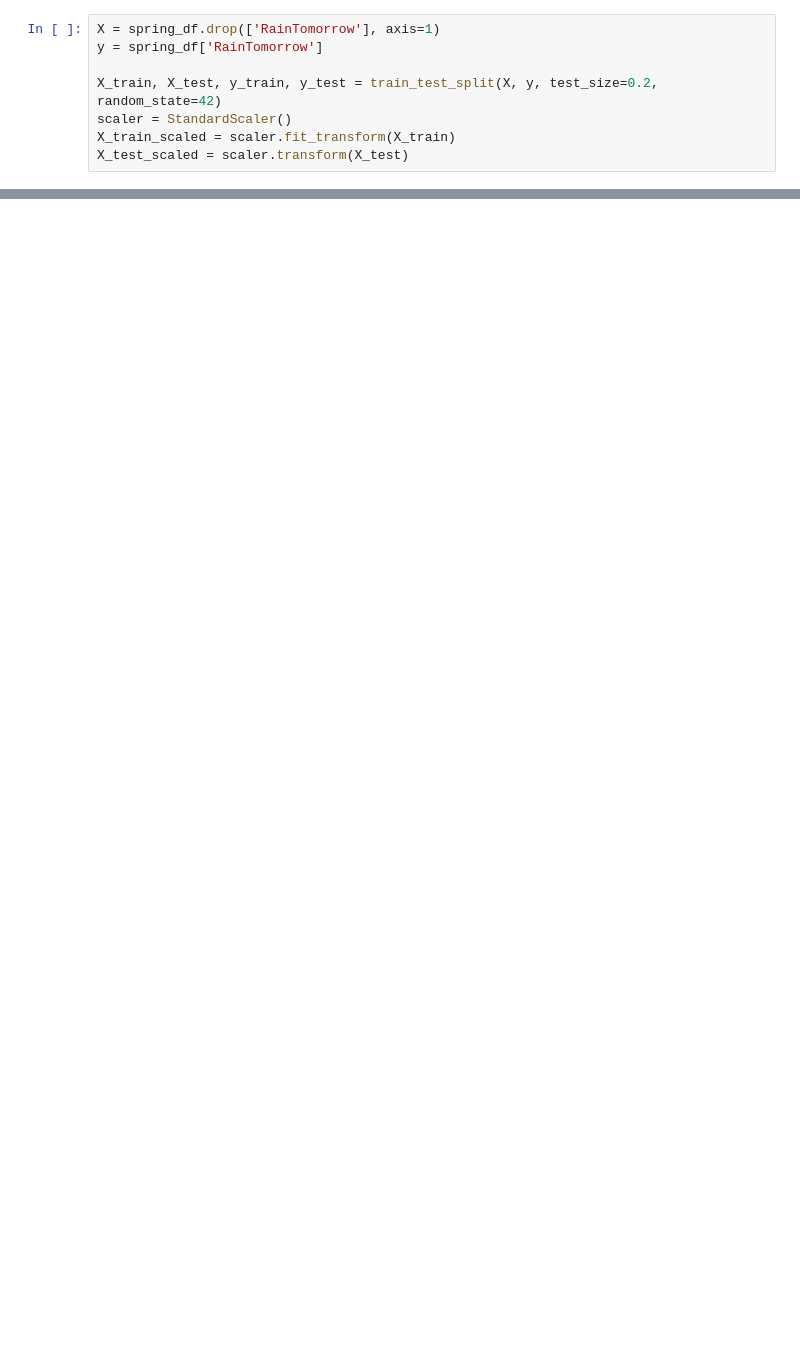
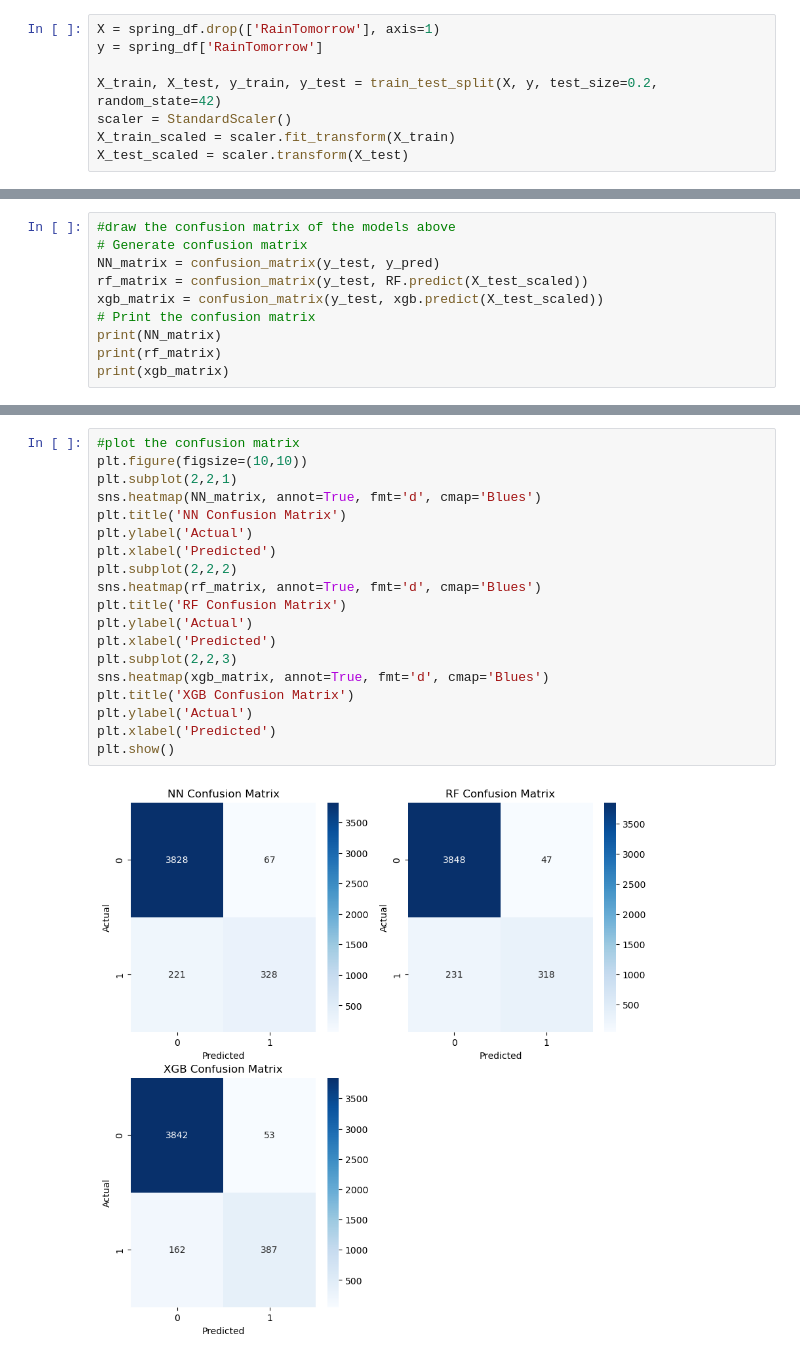
Before and after one commit to HYS20010113/2565-ML-Final-Project, a Jupyter notebook: ENN.ipynb, the cells around one changed output, grey strips where cells are left out. Cells and saved outputs as stored; diff of their text form; blank space fills up the shorter version.

```diff
--- a/ENN.ipynb
+++ b/ENN.ipynb
@@ -232,0 +269,10 @@ weighted avg       0.89      0.89      0.89      5734
+# %%
+#draw the confusion matrix of the models above
+# Generate confusion matrix
+NN_matrix = confusion_matrix(y_test, y_pred)
+rf_matrix = confusion_matrix(y_test, RF.predict(X_test_scaled))
+xgb_matrix = confusion_matrix(y_test, xgb.predict(X_test_scaled))
+# Print the confusion matrix
+print(NN_matrix)
+print(rf_matrix)
+print(xgb_matrix)
@@ -232,0 +286,21 @@ weighted avg       0.89      0.89      0.89      5734
+# %%
+#plot the confusion matrix
+plt.figure(figsize=(10,10))
+plt.subplot(2,2,1)
+sns.heatmap(NN_matrix, annot=True, fmt='d', cmap='Blues')
+plt.title('NN Confusion Matrix')
+plt.ylabel('Actual')
+plt.xlabel('Predicted')
+plt.subplot(2,2,2)
+sns.heatmap(rf_matrix, annot=True, fmt='d', cmap='Blues')
+plt.title('RF Confusion Matrix')
+plt.ylabel('Actual')
+plt.xlabel('Predicted')
+plt.subplot(2,2,3)
+sns.heatmap(xgb_matrix, annot=True, fmt='d', cmap='Blues')
+plt.title('XGB Confusion Matrix')
+plt.ylabel('Actual')
+plt.xlabel('Predicted')
+plt.show()
+# %% [output]
+[figure, added]
```
Also changed, not shown: parts of 10 cells of this notebook, 4 other files.
